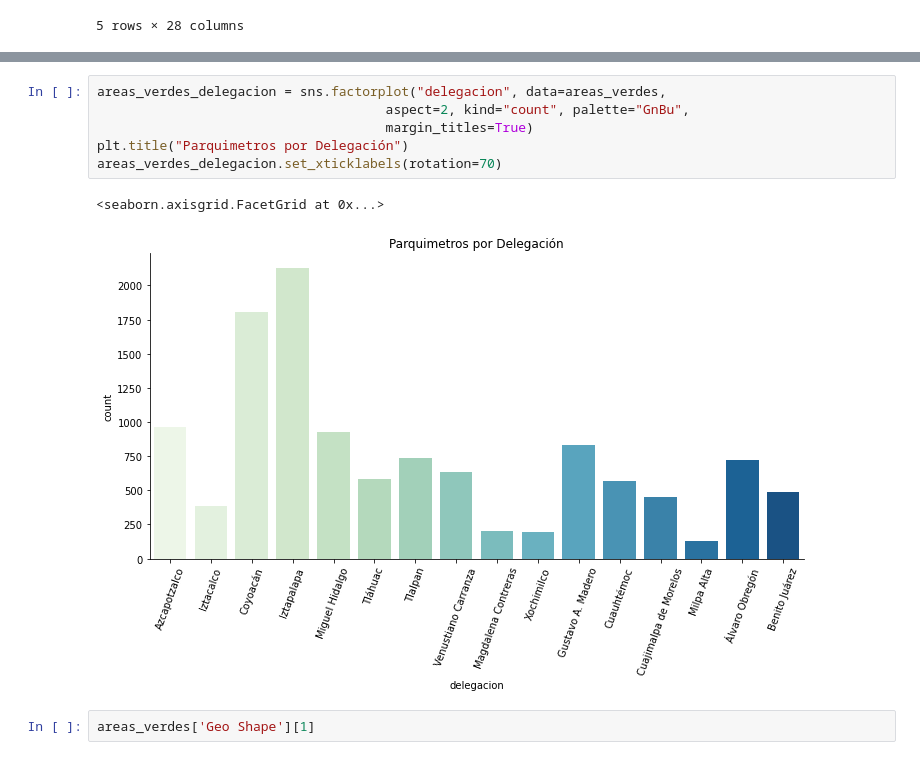
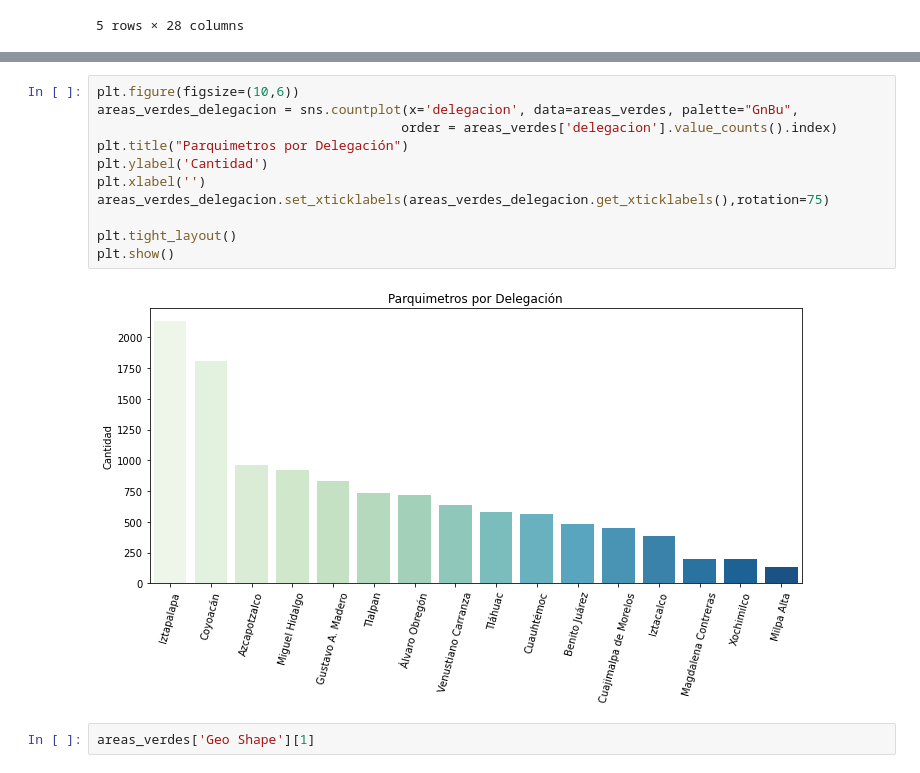
Before and after one commit to JonathanMartignon/Data_CDMX_Un_Aire_No_Tan_Bueno, a Jupyter notebook: Notebook/Aire_CDMX.ipynb, the cells around one changed output, grey strips where cells are left out. Cells and saved outputs as stored; diff of their text form.

```diff
--- a/Notebook/Aire_CDMX.ipynb
+++ b/Notebook/Aire_CDMX.ipynb
@@ -293,14 +295,18 @@ Xochimilco                196
 Milpa Alta                130
 Name: delegacion, dtype: int64
 # %%
-areas_verdes_delegacion = sns.factorplot("delegacion", data=areas_verdes,
-                                     aspect=2, kind="count", palette="GnBu",
-                                     margin_titles=True)
+plt.figure(figsize=(10,6))
+areas_verdes_delegacion = sns.countplot(x='delegacion', data=areas_verdes, palette="GnBu",
+                                       order = areas_verdes['delegacion'].value_counts().index)
 plt.title("Parquimetros por Delegación")
-areas_verdes_delegacion.set_xticklabels(rotation=70)
+plt.ylabel('Cantidad')
+plt.xlabel('')
+areas_verdes_delegacion.set_xticklabels(areas_verdes_delegacion.get_xticklabels(),rotation=75)
+
+plt.tight_layout()
+plt.show()
 # %% [output]
-<seaborn.axisgrid.FacetGrid at 0x...>
-[figure, old version]
+[figure, new version]
 # %%
 areas_verdes['Geo Shape'][1]
 # %% [output]
```
Also changed, not shown: parts of 13 cells of this notebook.
